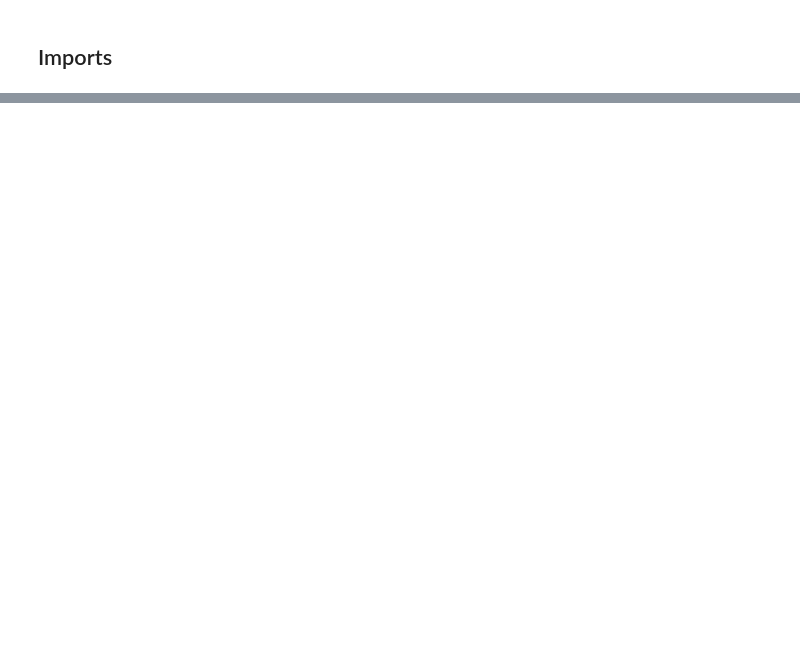
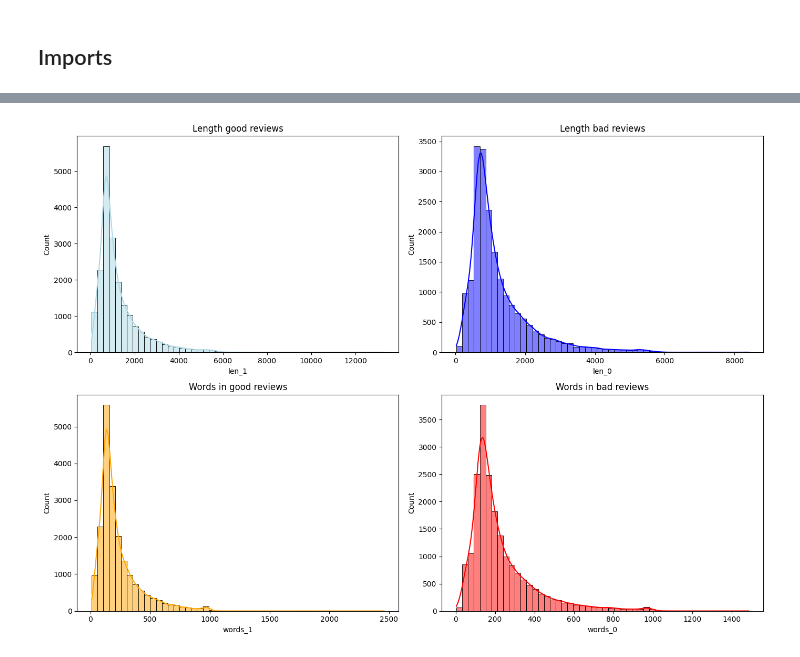
Before and after one commit to EgorBodrov/ods-nlp, a Jupyter notebook: experiments/EDA.ipynb, the cells around one changed output, grey strips where cells are left out. Saved outputs shown, nothing was run; the diff lists cells and outputs as text; code cells hidden in the pictures; blank space fills up the shorter version.

```diff
--- a/experiments/EDA.ipynb
+++ b/experiments/EDA.ipynb
@@ -126,0 +160,25 @@ print(rcv1.data[0])
+# %%
+good = df[df["label"] == 1]
+bad = df[df["label"] == 0]
+
+df['len_1'] = good['text'].astype(str).apply(len)
+df['len_0'] = bad['text'].astype(str).apply(len)
+df['words_1'] = good['text'].astype(str).apply(lambda x: len(x.split()))
+df['words_0'] = bad['text'].astype(str).apply(lambda x: len(x.split()))
+
+fig, axes = plt.subplots(2, 2, figsize=(14, 10))
+sns.histplot(df['len_1'], bins=50, ax=axes[0][0], color='lightblue', kde=True)
+axes[0][0].set_title("Length good reviews")
+sns.histplot(df['len_0'], bins=50, ax=axes[0][1], color='blue', kde=True)
+axes[0][1].set_title("Length bad reviews")
+
+sns.histplot(df['words_1'], bins=50, ax=axes[1][0], color='orange', kde=True)
+axes[1][0].set_title("Words in good reviews")
+sns.histplot(df['words_0'], bins=50, ax=axes[1][1], color='red', kde=True)
+axes[1][1].set_title("Words in bad reviews")
+
+plt.tight_layout()
+plt.savefig("words2.png")
+plt.show()
+# %% [output]
+[figure, added]
```
Also changed, not shown: parts of 38 cells of this notebook.
